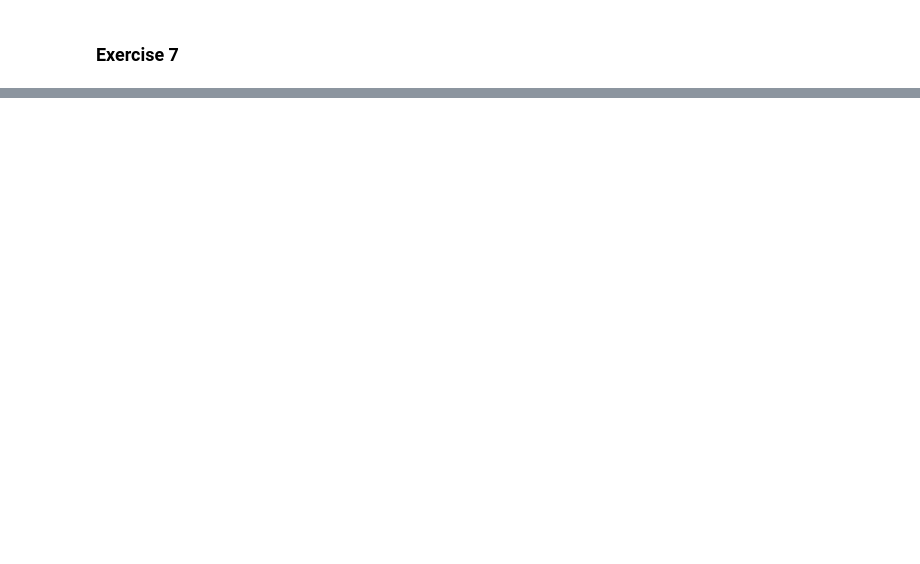
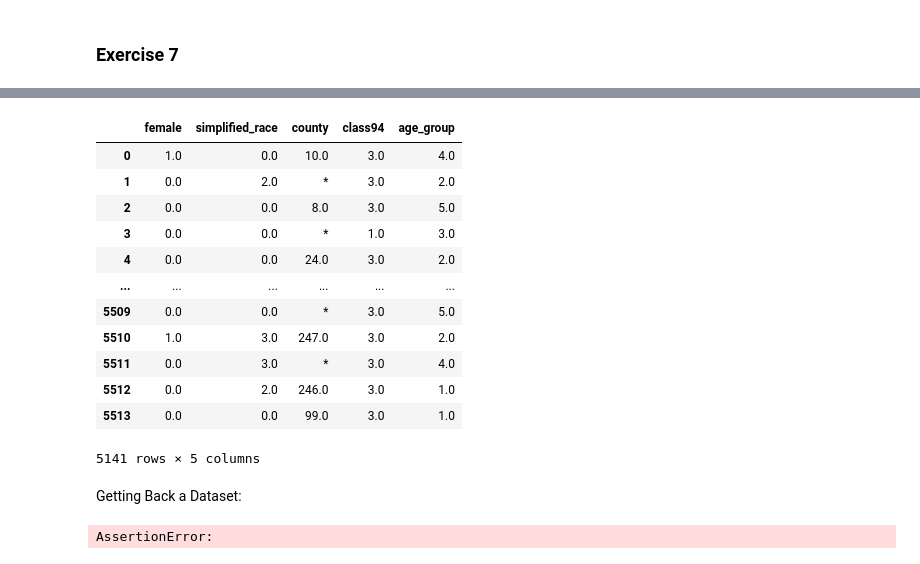
Before and after one commit to nick-carroll1/Matching-Exercise, a Jupyter notebook: matching_exercise.ipynb, the cells around one changed output, grey strips where cells are left out. Saved outputs shown, nothing was run; the diff lists cells and outputs as text; code cells hidden in the pictures; blank space fills up the shorter version.

```diff
--- a/matching_exercise.ipynb
+++ b/matching_exercise.ipynb
@@ -164,0 +231,8 @@ cps_2
+# %%
+model = dame_flame.matching.DAME(repeats=False, verbose=3, want_pe=True, early_stop_iterations=1)
+model.fit(
+    cps_2,
+    treatment_column_name="has_college",
+    outcome_column_name="annual_earnings",
+)
+result = model.predict(cps_2)
@@ -164,0 +257,18 @@ cps_2
+# %%
+result
+# %% [output]
+|  | female | simplified_race | county | class94 | age_group |
+| 0 | 1.0 | 0.0 | 10.0 | 3.0 | 4.0 |
+| 1 | 0.0 | 2.0 | * | 3.0 | 2.0 |
+| 2 | 0.0 | 0.0 | 8.0 | 3.0 | 5.0 |
+| 3 | 0.0 | 0.0 | * | 1.0 | 3.0 |
+| 4 | 0.0 | 0.0 | 24.0 | 3.0 | 2.0 |
+| ... | ... | ... | ... | ... | ... |
+| 5509 | 0.0 | 0.0 | * | 3.0 | 5.0 |
+| 5510 | 1.0 | 3.0 | 247.0 | 3.0 | 2.0 |
+| 5511 | 0.0 | 3.0 | * | 3.0 | 4.0 |
+| 5512 | 0.0 | 2.0 | 246.0 | 3.0 | 1.0 |
+| 5513 | 0.0 | 0.0 | 99.0 | 3.0 | 1.0 |
+5141 rows × 5 columns
+# %% [markdown]
+Getting Back a Dataset:
@@ -164,0 +321,4 @@ cps_2
+# %%
+get_dataframe(model, result)
+# %% [output]
+AssertionError:
```
Also changed, not shown: parts of 13 cells of this notebook.
